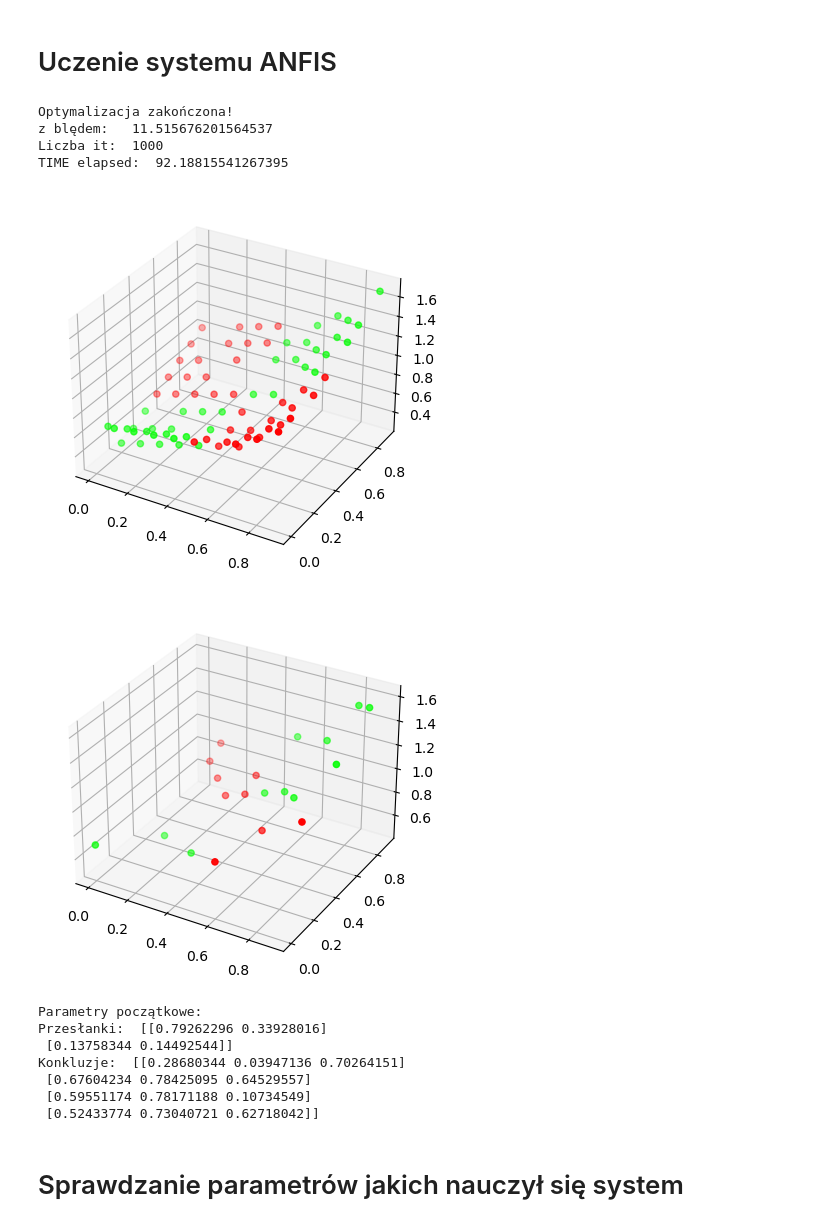
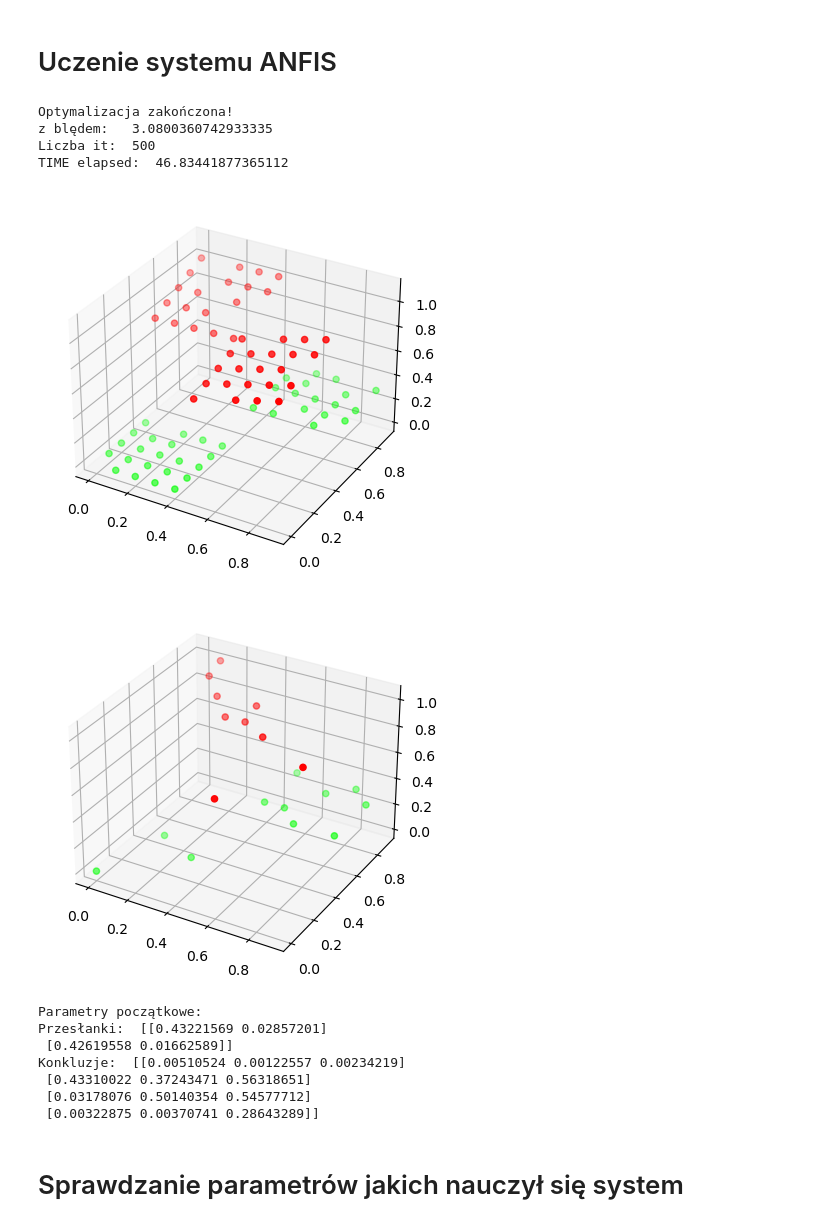
Before and after one commit to DonChaka/MSI, a Jupyter notebook: Lab3.ipynb, the cells around one changed output. Saved outputs shown, nothing was run; the diff lists cells and outputs as text; code cells hidden in the pictures.

```diff
--- a/Lab3.ipynb
+++ b/Lab3.ipynb
@@ -77,18 +79,18 @@ Konkluzje:  [[0.97713983 0.99664147 0.73408675]
 <H1>Uczenie systemu ANFIS</H1>
 # %%
 start = time.time()
-fis.train(True, True, False, True, n_iter=1000, float_divisions=5000000000)
+fis.train(True, True, False, True, n_iter=500, float_divisions=7500000000)
 end = time.time()
 print("TIME elapsed: ", end - start)
 fis.training_data = X_train.T
 fis.expected_labels = y_train
 fis.show_results()
 # %% [output]
 Optymalizacja zakończona!
-z blędem:   11.515676201564537
-Liczba it:  1000
-TIME elapsed:  92.18815541267395
+z blędem:   3.0800360742933335
+Liczba it:  500
+TIME elapsed:  46.83441877365112
-[figure, old version]
+[figure, new version]
 # %%
 fis.training_data = X_test.T
 fis.expected_labels = y_test
@@ -98,17 +100,17 @@ y_pred = fis.anfis_estimate_labels(fis.premises,fis.op,fis.tsk)
 y_pred = list(map(round,y_pred.flatten()))
 # print(confusion_matrix(y_test, y_pred))
 # %% [output]
-[figure, old version]
+[figure, new version]
 # %%
 print("Parametry początkowe:\nPrzesłanki: ",fis.premises, "\nKonkluzje: ", fis.tsk)
 # %% [output]
 Parametry początkowe:
-Przesłanki:  [[0.79262296 0.33928016]
- [0.13758344 0.14492544]]
-Konkluzje:  [[0.28680344 0.03947136 0.70264151]
- [0.67604234 0.78425095 0.64529557]
- [0.59551174 0.78171188 0.10734549]
- [0.52433774 0.73040721 0.62718042]]
+Przesłanki:  [[0.43221569 0.02857201]
+ [0.42619558 0.01662589]]
+Konkluzje:  [[0.00510524 0.00122557 0.00234219]
+ [0.43310022 0.37243471 0.56318651]
+ [0.03178076 0.50140354 0.54577712]
+ [0.00322875 0.00370741 0.28643289]]
 # %% [markdown]
 <H1>Sprawdzanie parametrów jakich nauczył się system</H1>
 # %%
```
Also changed, not shown: parts of 9 cells of this notebook, 1 other file.
